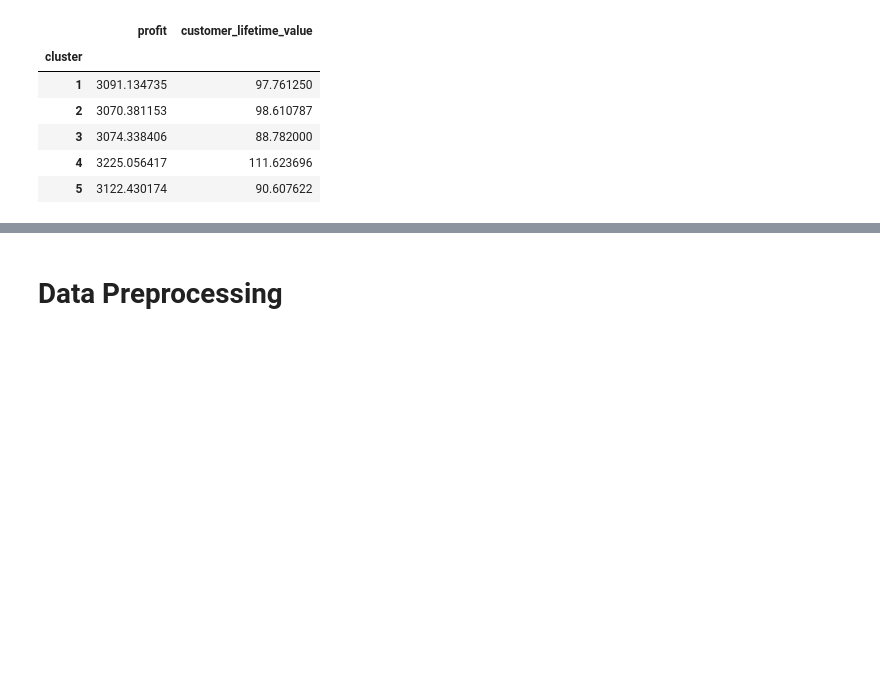
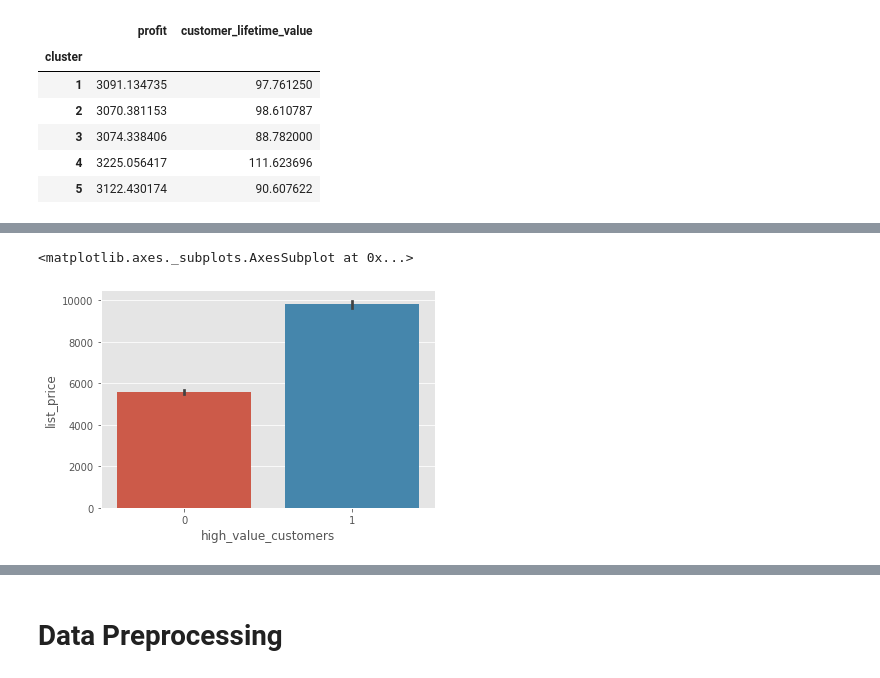
Before and after one commit to Arijit-datascience/Customer-Segmentation, a Jupyter notebook: customer_segmentation.ipynb, the cells around one changed output, grey strips where cells are left out. Drawn from its saved outputs; the diff is of its cells as text; code cells hidden in the pictures; blank space fills up the shorter version.

```diff
--- a/customer_segmentation.ipynb
+++ b/customer_segmentation.ipynb
@@ -598,0 +608,3 @@ customer_df1.groupby(['cluster']).agg({'profit':'mean', 'customer_lifetime_value
+# %%
+customer_df1['high_value_customers'] = np.where((customer_df1['customer_lifetime_value'] >= customer_df1['customer_lifetime_value'].quantile(0.75)) & (customer_df1['RFMScore'].isin(['444', '424', '344', '334', '333', '324', '323', '244', '243', '234', '233', '224', '223', '144', '143', '134', '124'])), 1, 0)
+customer_df1.head()
@@ -598,0 +618,7 @@ customer_df1.groupby(['cluster']).agg({'profit':'mean', 'customer_lifetime_value
+# %%
+var = 'high_value_customers'
+data = pd.concat([customer_df1['list_price'], customer_df1[var]], axis=1)
+sns.barplot(x=var, y='list_price', data= data)
+# %% [output]
+<matplotlib.axes._subplots.AxesSubplot at 0x...>
+[figure, added]
```
Also changed, not shown: parts of 43 cells of this notebook.
